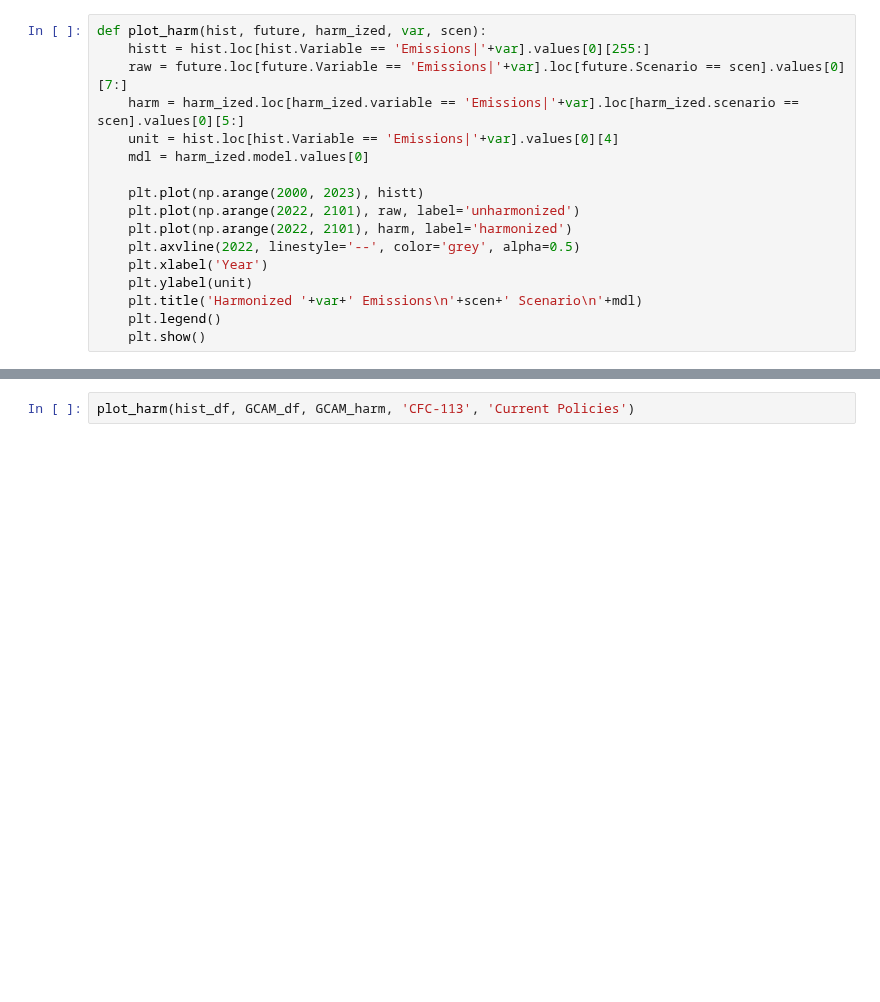
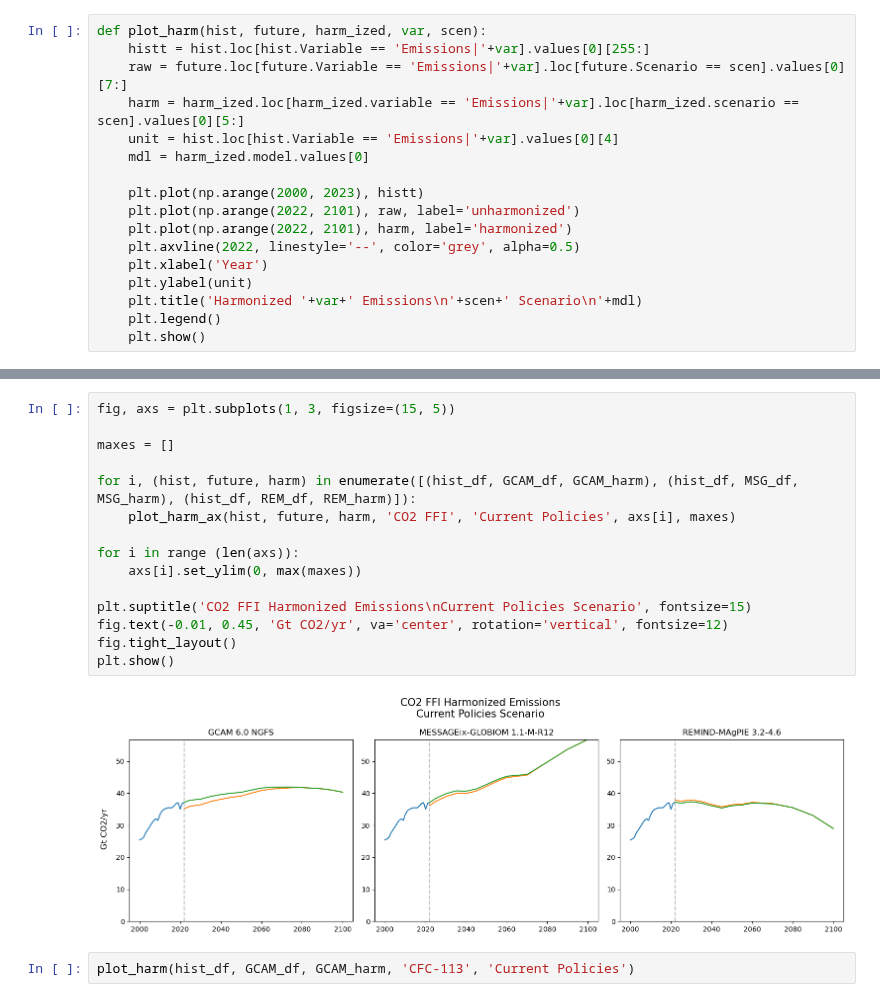
Before and after one commit to ericasimon16/woodwell_internship, a Jupyter notebook: harmonization.ipynb, the cells around one changed output, grey strips where cells are left out. Saved outputs shown, nothing was run; the diff lists cells and outputs as text; blank space fills up the shorter version.

```diff
--- a/harmonization.ipynb
+++ b/harmonization.ipynb
@@ -254,3 +272,20 @@ plt.show()
+# %%
+fig, axs = plt.subplots(1, 3, figsize=(15, 5))
+
+maxes = []
+
+for i, (hist, future, harm) in enumerate([(hist_df, GCAM_df, GCAM_harm), (hist_df, MSG_df, MSG_harm), (hist_df, REM_df, REM_harm)]):
+    plot_harm_ax(hist, future, harm, 'CO2 FFI', 'Current Policies', axs[i], maxes)
+
+for i in range (len(axs)):
+    axs[i].set_ylim(0, max(maxes))
+
+plt.suptitle('CO2 FFI Harmonized Emissions\nCurrent Policies Scenario', fontsize=15)
+fig.text(-0.01, 0.45, 'Gt CO2/yr', va='center', rotation='vertical', fontsize=12)
+fig.tight_layout()
+plt.show()
+# %% [output]
+[figure, added]
 # %%
 plot_harm(hist_df, GCAM_df, GCAM_harm, 'CFC-113', 'Current Policies')
 # %% [output]
```
Also changed, not shown: parts of 5 cells of this notebook, 1 other file.
